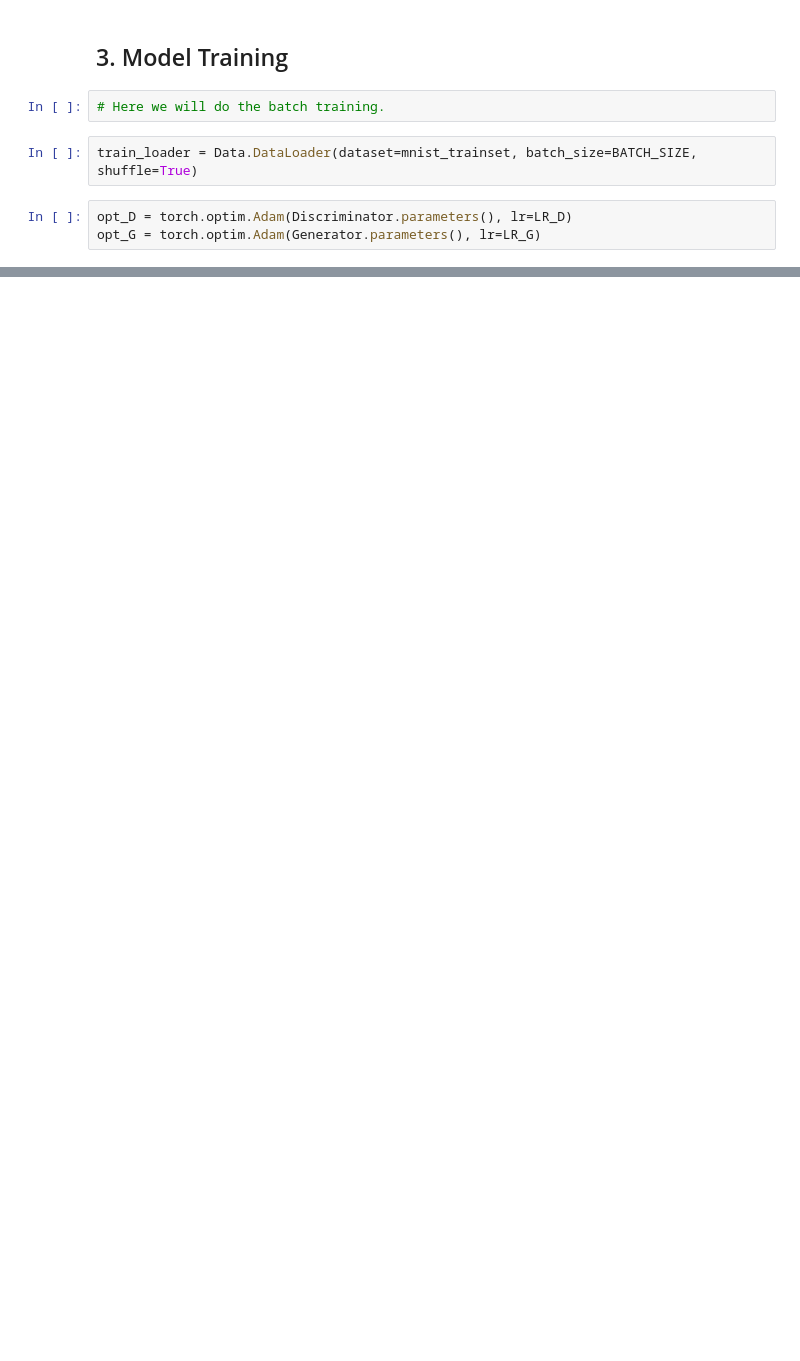
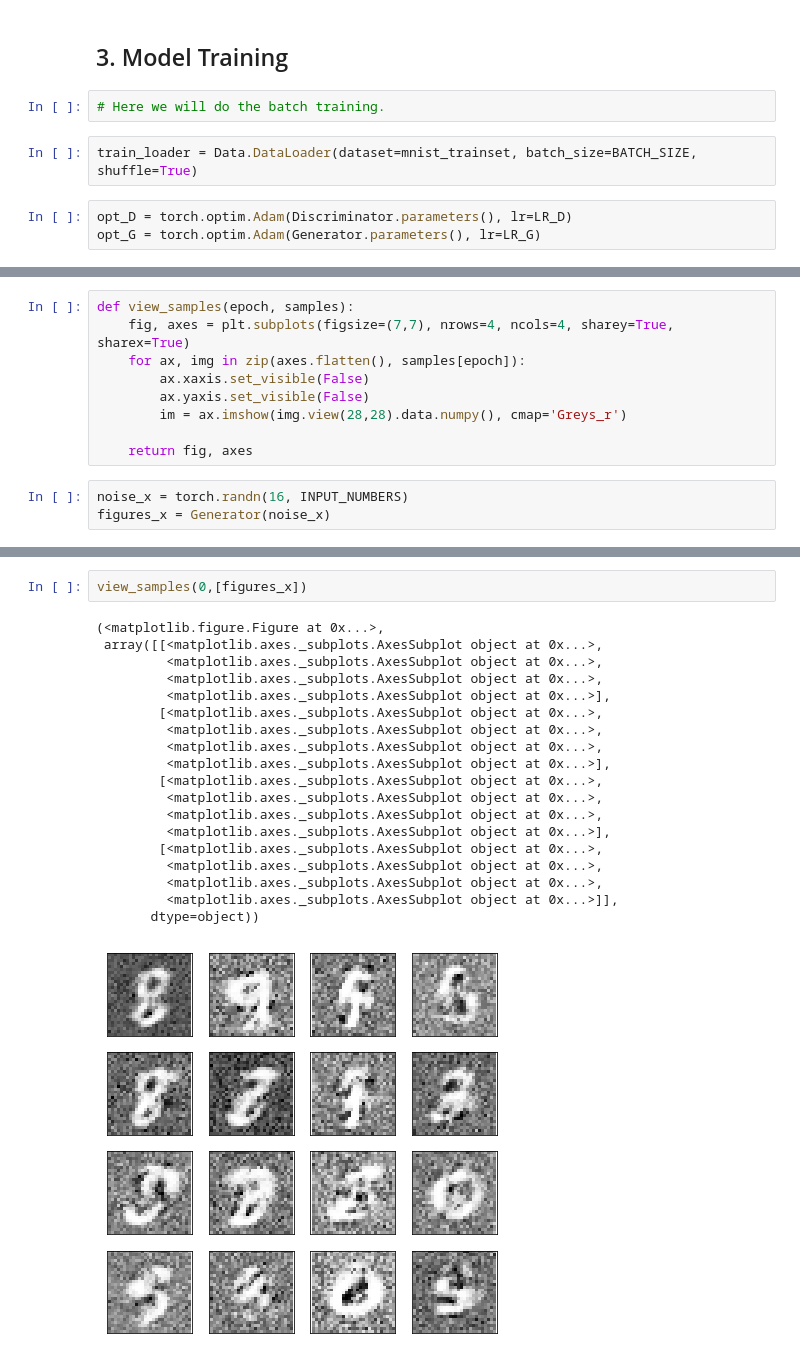
Before and after one commit to pebblecoin/udacity_deep_learning_nanodegree, a Jupyter notebook: GAN/GAN_MNIST.ipynb, the cells around one changed output, grey strips where cells are left out. Cells and saved outputs as stored; diff of their text form; blank space fills up the shorter version.

```diff
--- a/GAN/GAN_MNIST.ipynb
+++ b/GAN/GAN_MNIST.ipynb
@@ -99,0 +115,12 @@ for epoch in range(10):
+# %%
+def view_samples(epoch, samples):
+    fig, axes = plt.subplots(figsize=(7,7), nrows=4, ncols=4, sharey=True, sharex=True)
+    for ax, img in zip(axes.flatten(), samples[epoch]):
+        ax.xaxis.set_visible(False)
+        ax.yaxis.set_visible(False)
+        im = ax.imshow(img.view(28,28).data.numpy(), cmap='Greys_r')
+
+    return fig, axes
+# %%
+noise_x = torch.randn(16, INPUT_NUMBERS)
+figures_x = Generator(noise_x)
@@ -99,0 +137,22 @@ for epoch in range(10):
+# %%
+view_samples(0,[figures_x])
+# %% [output]
+(<matplotlib.figure.Figure at 0x...>,
+ array([[<matplotlib.axes._subplots.AxesSubplot object at 0x...>,
+         <matplotlib.axes._subplots.AxesSubplot object at 0x...>,
+         <matplotlib.axes._subplots.AxesSubplot object at 0x...>,
+         <matplotlib.axes._subplots.AxesSubplot object at 0x...>],
+        [<matplotlib.axes._subplots.AxesSubplot object at 0x...>,
+         <matplotlib.axes._subplots.AxesSubplot object at 0x...>,
+         <matplotlib.axes._subplots.AxesSubplot object at 0x...>,
+         <matplotlib.axes._subplots.AxesSubplot object at 0x...>],
+        [<matplotlib.axes._subplots.AxesSubplot object at 0x...>,
+         <matplotlib.axes._subplots.AxesSubplot object at 0x...>,
+         <matplotlib.axes._subplots.AxesSubplot object at 0x...>,
+         <matplotlib.axes._subplots.AxesSubplot object at 0x...>],
+        [<matplotlib.axes._subplots.AxesSubplot object at 0x...>,
+         <matplotlib.axes._subplots.AxesSubplot object at 0x...>,
+         <matplotlib.axes._subplots.AxesSubplot object at 0x...>,
+         <matplotlib.axes._subplots.AxesSubplot object at 0x...>]],
+       dtype=object))
+[figure, added]
```
Also changed, not shown: parts of 11 cells of this notebook.
